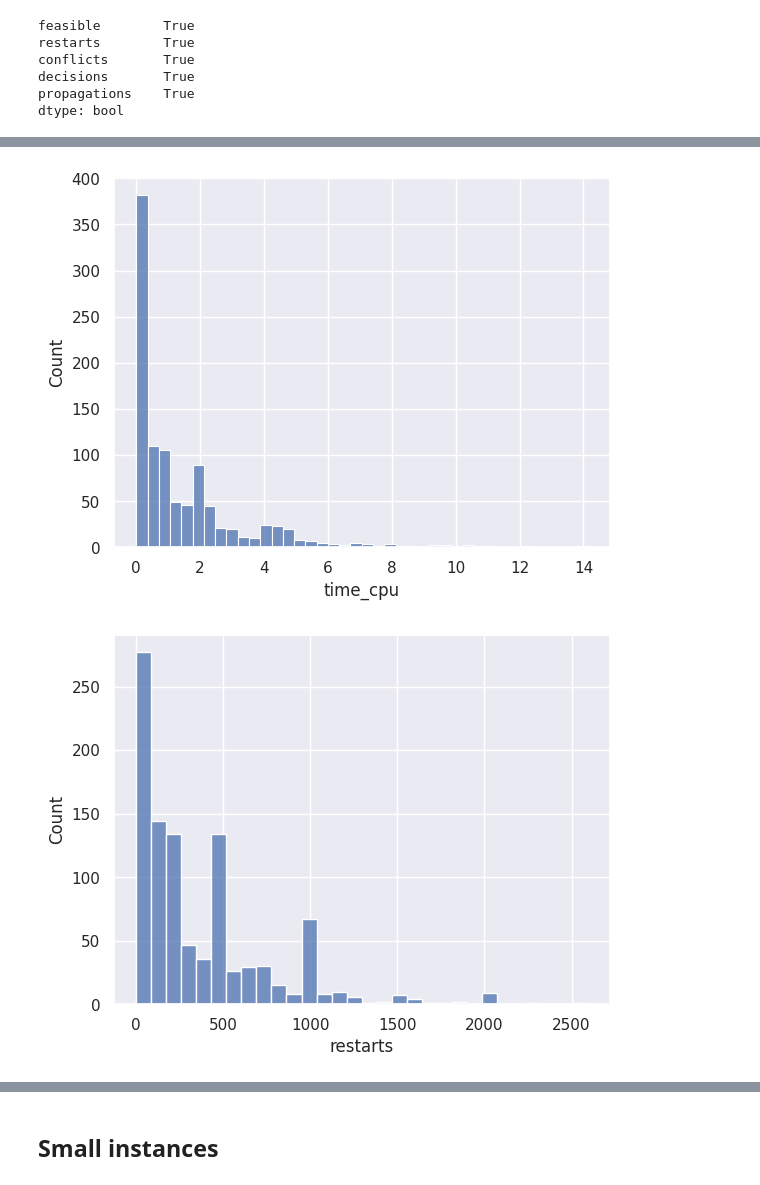
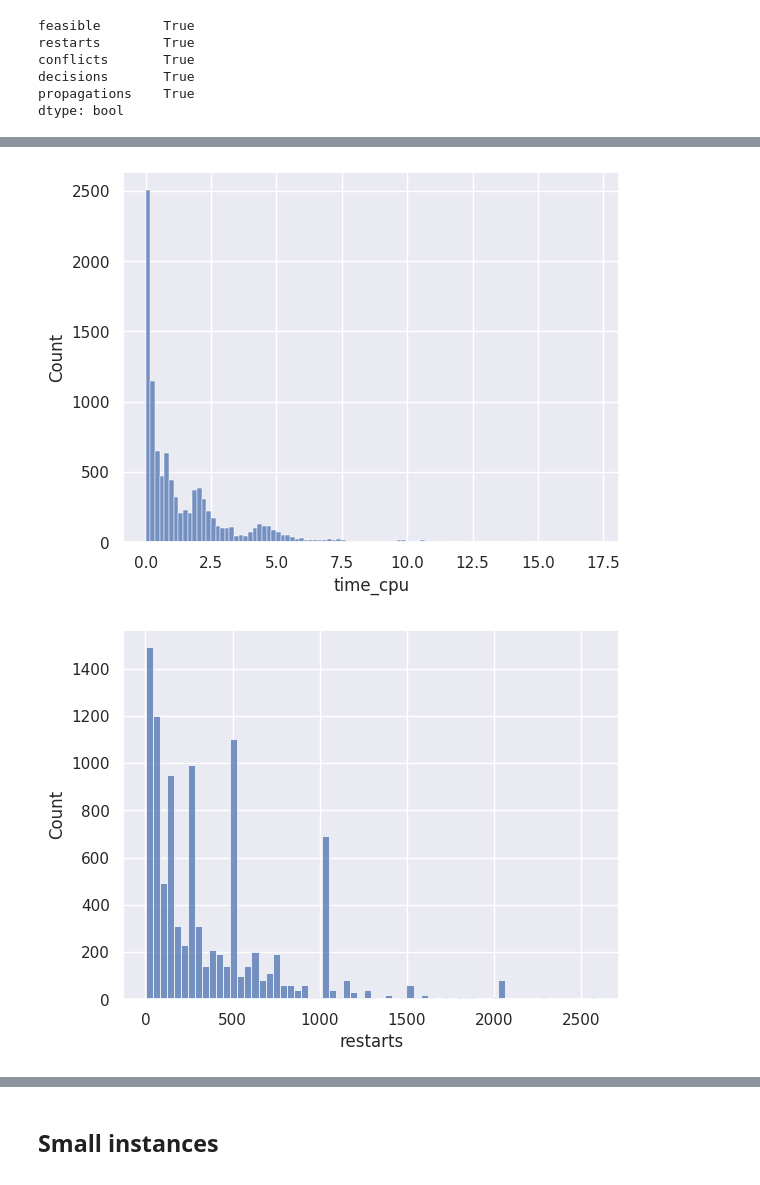
Before and after one commit to fernandokm/hard-instances, a Jupyter notebook: notebooks/metrics.ipynb, the cells around one changed output, grey strips where cells are left out. Drawn from its saved outputs; the diff is of its cells as text; code cells hidden in the pictures.

```diff
--- a/notebooks/metrics.ipynb
+++ b/notebooks/metrics.ipynb
@@ -27,17 +29,25 @@ def savefig(name: str, **kwargs):
     kwargs.setdefault("transparent", True)
     plt.savefig(name, **kwargs)
 # %%
+metric_cols = ["time_cpu", "restarts", "conflicts", "decisions", "propagations"]
+
+
 def show_time_stats(
     data: pd.DataFrame,
     groupby: str = "instance",
     col: str = "time_cpu",
     title: str = "",
+    range: tuple[float, float] | None = None,
 ):
     grouped = data.groupby(groupby)[col]
     std = grouped.std(ddof=1) / grouped.mean()
     p95 = np.percentile(std, 95)
     p99 = np.percentile(std, 99)
-    plt.hist(std, bins=20, range=(0, p99))
+    if range is None:
+        range = (0, p99)
+    plt.hist(std, bins=20, range=range)
+    plt.xlabel("Standard deviation (%)")
+    plt.ylabel("Frequency")
 
     stats_text = (
         f"Mean std: {std.mean():.1%}\n"
@@ -57,6 +67,26 @@ def show_time_stats(
     if title:
         plt.title(title)
     plt.tight_layout()
+
+
+def show_corr(data: pd.DataFrame):
+    metrics = data[metric_cols]
+
+    corr = metrics.corr("kendall")
+    corr_mask = np.triu(np.ones(len(corr)))
+    sns.heatmap(
+        corr, vmin=-1, vmax=1, cmap="coolwarm", annot=True, fmt=".2f", mask=corr_mask
+    )
+    plt.grid()
+
+
+def hash_df(df: pd.DataFrame):
+    h = hashlib.sha1()
+    for col in df.columns:
+        h.update(col.encode())
+        h.update(b"\0")
+    h.update(pd.util.hash_pandas_object(df).values)
+    return h.hexdigest()
 # %% [markdown]
 ## Large instances
 # %%
@@ -87,7 +113,7 @@ savefig("figs/metrics_large_corr.png")
 # %%
-for col in metrics_large.columns:
-    sns.histplot(x=col, data=metrics_large)
+for col in metric_cols:
+    sns.histplot(x=col, data=large)
     plt.show()
 # %% [output]
-[figure, old version]
+[figure, new version]
-[figure, old version]
+[figure, new version]
```
Also changed, not shown: parts of 26 cells of this notebook.
